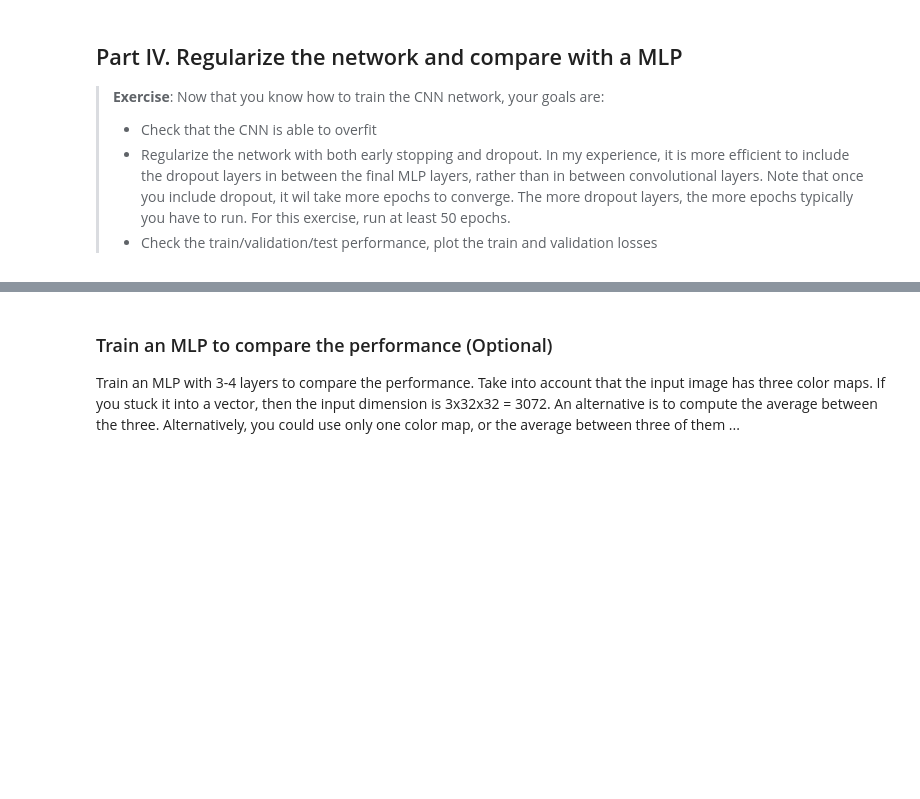
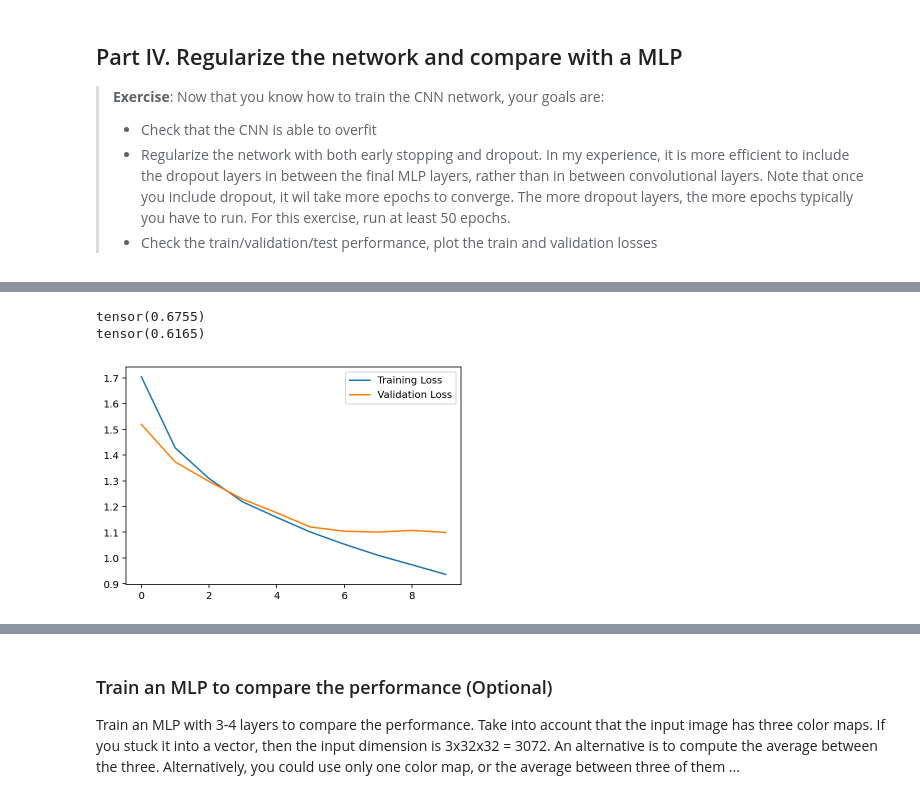
Before and after one commit to boscodeeromeu/NN, a Jupyter notebook: STUDENT_Lab_3_Part_1.ipynb, the cells around one changed output, grey strips where cells are left out. Drawn from its saved outputs; the diff is of its cells as text; code cells hidden in the pictures; blank space fills up the shorter version.

```diff
--- a/STUDENT_Lab_3_Part_1.ipynb
+++ b/STUDENT_Lab_3_Part_1.ipynb
@@ -322,10 +398,10 @@ class Lenet5_extended_GPU(Lenet5):
                 running_loss += loss.item()
 
                 #Compute gradients
-                #YOUR CODE HERE
+                loss.backward()
 
                 #SGD stem
-                #YOUR CODE HERE
+                self.optim.step()
 
 
             self.loss_during_training.append(running_loss/len(trainloader))
@@ -340,13 +416,12 @@ class Lenet5_extended_GPU(Lenet5):
                 for images,labels in validloader:
 
                     # Move input and label tensors to the default device
-                    images, labels = #YOUR CODE HERE
+                    images, labels = images.to(self.device), labels.to(self.device)
 
                     # Compute output for input minibatch
-                    out = #YOUR CODE HERE
-
+                    out = self.forward(images)
                     #Your code here
-                    loss = #YOUR CODE HERE
+                    loss = self.criterion(out, labels)
 
                     running_loss += loss.item()
 
@@ -369,8 +444,8 @@ class Lenet5_extended_GPU(Lenet5):
 
             for images,labels in dataloader:
                 # Move input and label tensors to the default device
-                images, labels = #YOUR CODE HERE
-                probs = #YOUR CODE HERE
+                images, labels = images.to(self.device), labels.to(self.device)
+                probs = self.forward(images)
 
                 top_p, top_class = probs.topk(1, dim=1)
                 equals = (top_class == labels.view(images.shape[0], 1))
@@ -401,0 +488,3 @@ With a GPU, you will see that the time per epoch roughly decreases significantly
+# %%
+# 5 more epochs
+my_CNN_GPU.trainloop(trainloader,validloader)
@@ -401,0 +497,11 @@ With a GPU, you will see that the time per epoch roughly decreases significantly
+# %%
+plt.plot(my_CNN_GPU.loss_during_training,label='Training Loss')
+plt.plot(my_CNN_GPU.valid_loss_during_training,label='Validation Loss')
+plt.legend()
+
+print(my_CNN_GPU.eval_performance(trainloader))
+print(my_CNN_GPU.eval_performance(validloader))
+# %% [output]
+tensor(0.6755)
+tensor(0.6165)
+[figure, added]
```
Also changed, not shown: parts of 23 cells of this notebook.
